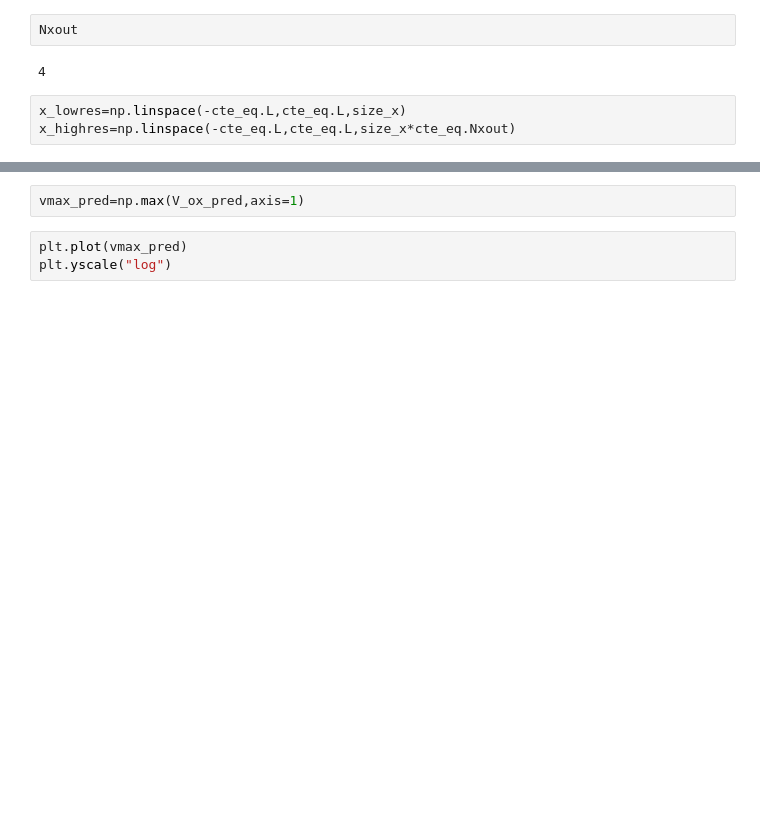
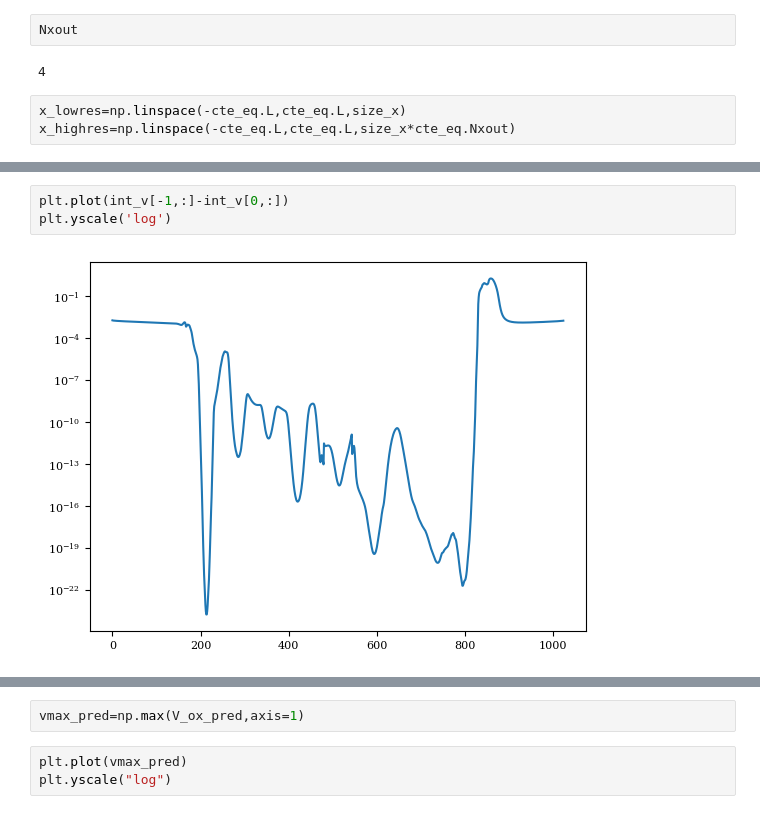
Before and after one commit to hojjatks/ROM_EnKF_earthquakecycle, a Jupyter notebook: Codes/earthquake/Fig_Stress_Vel_inversion.ipynb, the cells around one changed output, grey strips where cells are left out. Drawn from its saved outputs; the diff is of its cells as text; blank space fills up the shorter version.

```diff
--- a/Codes/earthquake/Fig_Stress_Vel_inversion.ipynb
+++ b/Codes/earthquake/Fig_Stress_Vel_inversion.ipynb
@@ -681,0 +756,5 @@ Number of elements 4096
+# %%
+plt.plot(int_v[-1,:]-int_v[0,:])
+plt.yscale('log')
+# %% [output]
+[figure, added]
```
Also changed, not shown: parts of 30 cells of this notebook, 6 other files.
